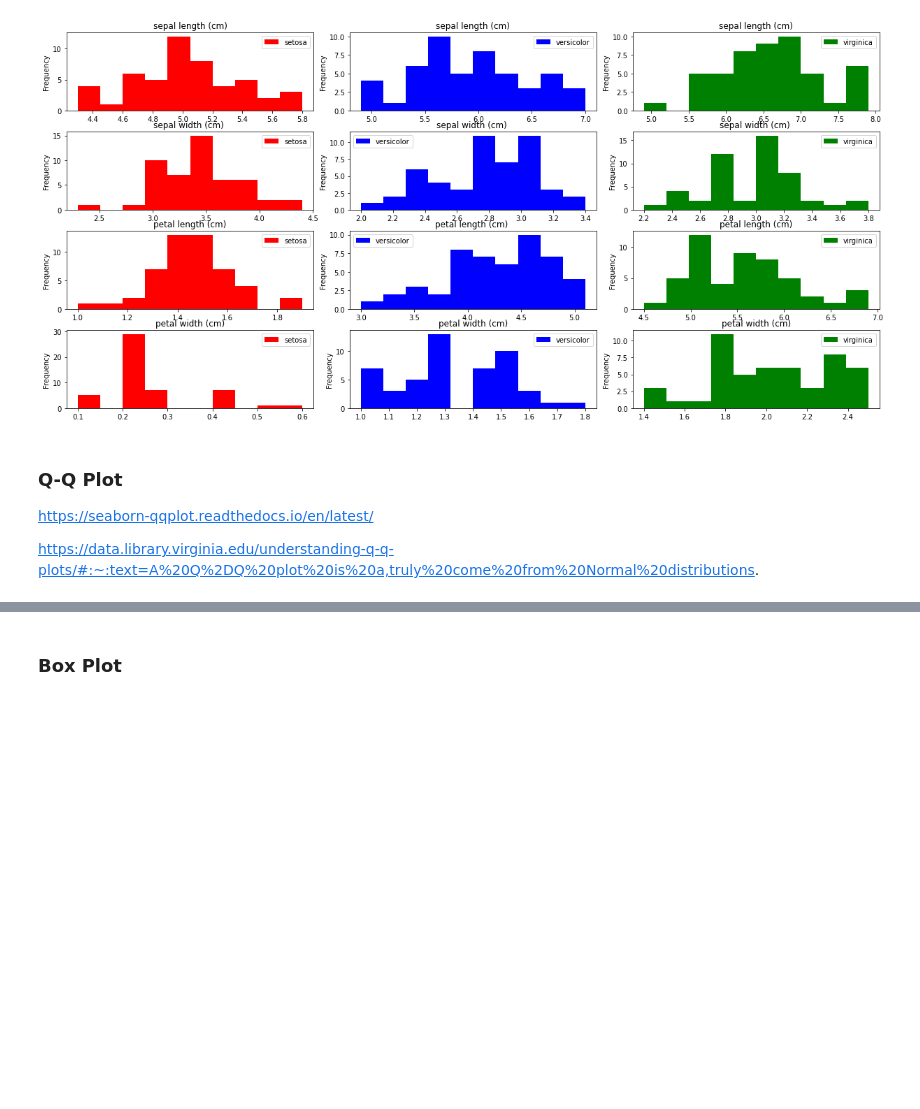
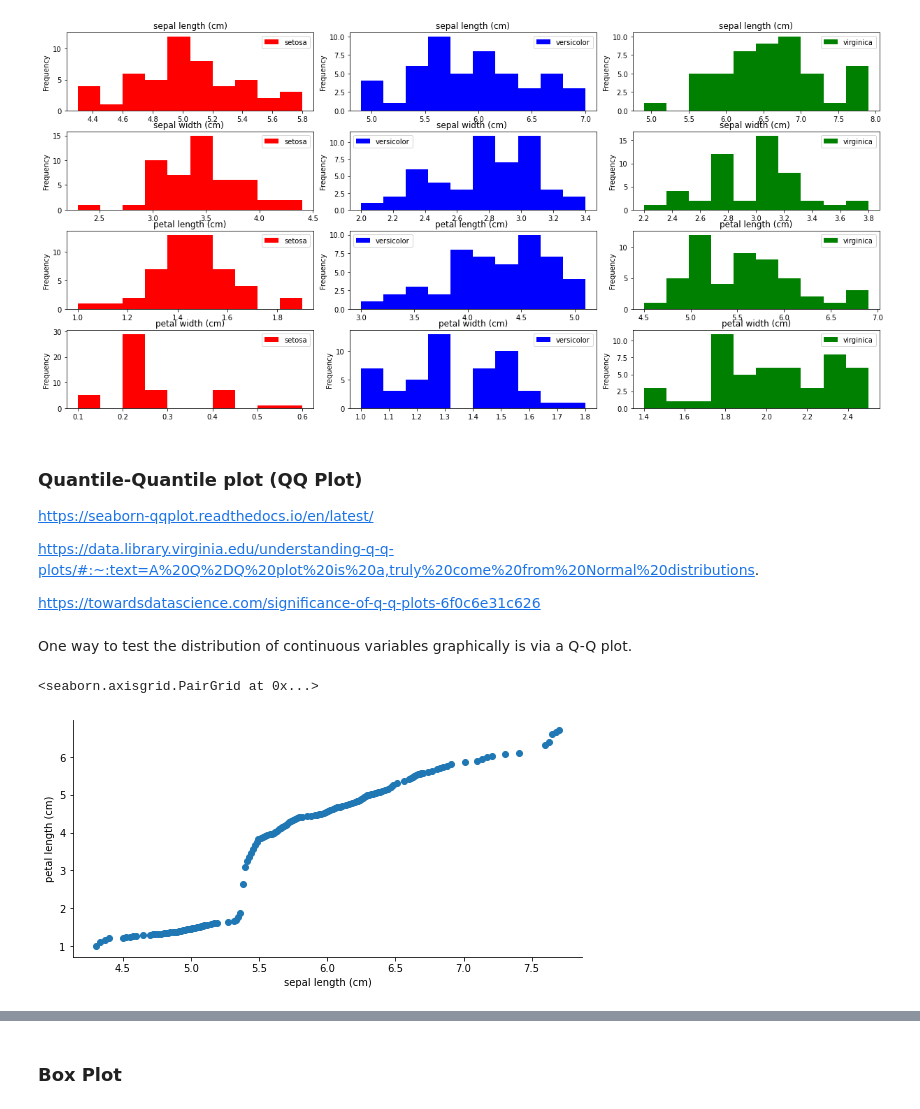
Before and after one commit to github4xyz/YGL, a Jupyter notebook: 01_Iris_data_EDA/02_P1_Iris_data_basic_visualization.ipynb, the cells around one changed output, grey strips where cells are left out. Cells and saved outputs as stored; diff of their text form; code cells hidden in the pictures; blank space fills up the shorter version.

```diff
--- a/01_Iris_data_EDA/02_P1_Iris_data_basic_visualization.ipynb
+++ b/01_Iris_data_EDA/02_P1_Iris_data_basic_visualization.ipynb
@@ -143,8 +175,12 @@ plt.close()
 <Figure size 432x288 with 0 Axes>
 [figure]
 # %% [markdown]
-### Q-Q Plot
+### Quantile-Quantile plot (QQ Plot)
 
 https://seaborn-qqplot.readthedocs.io/en/latest/
 
 https://data.library.virginia.edu/understanding-q-q-plots/#:~:text=A%20Q%2DQ%20plot%20is%20a,truly%20come%20from%20Normal%20distributions.
+
+https://towardsdatascience.com/significance-of-q-q-plots-6f0c6e31c626
+# %% [markdown]
+One way to test the distribution of continuous variables graphically is via a Q-Q plot.
@@ -150,0 +190,5 @@ https://data.library.virginia.edu/understanding-q-q-plots/#:~:text=A%20Q%2DQ%20p
+# %%
+pplot(iris_df, x="sepal length (cm)", y="petal length (cm)", kind='qq', height=4, aspect=2)
+# %% [output]
+<seaborn.axisgrid.PairGrid at 0x...>
+[figure, added]
```
Also changed, not shown: parts of 27 cells of this notebook.
